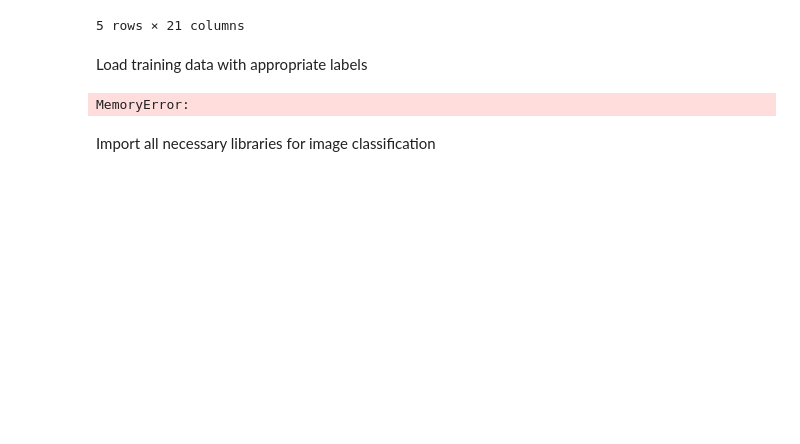
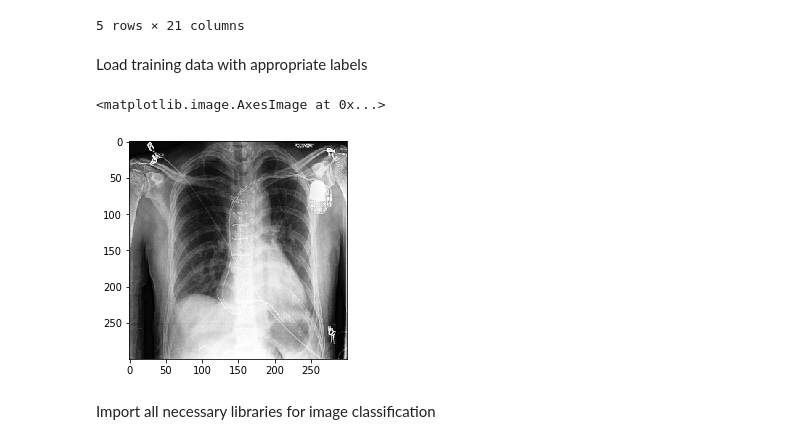
Before and after one commit to peterdobbs77/statistical_simulation, a Jupyter notebook: SimpleImageClassification.ipynb, the cells around one changed output. Cells and saved outputs as stored; diff of their text form; code cells hidden in the pictures; blank space fills up the shorter version.

Commit message:
set up random sample of training images

```diff
--- a/SimpleImageClassification.ipynb
+++ b/SimpleImageClassification.ipynb
@@ -30,19 +30,21 @@ IMG_SIZE = 300
 imageDirRoot = 'C:/Users/3169dobbsp/Documents/'
 # %%
 train_dat = []
-for index, row in train_frontal.iterrows():
+sample = train_frontal.sample(n=1000,random_state=1)
+for index, row in sample.iterrows():
     label = np.array([1,0])
     if row['No Finding']==1:
         label = np.array([0,1])
     filepath = os.path.join(imageDirRoot,row['Path'])
     img = Image.open(filepath)
     img = img.convert('L')
     img = img.resize((IMG_SIZE, IMG_SIZE), Image.ANTIALIAS)
     train_dat.append([np.array(img), label])
 
 plt.imshow(train_dat[22][0], cmap = 'gist_gray')
 # %% [output]
-MemoryError:
+<matplotlib.image.AxesImage at 0x...>
+[figure, added]
 # %% [markdown]
 Import all necessary libraries for image classification
 # %%
```
Also changed, not shown: parts of 2 cells of this notebook.
